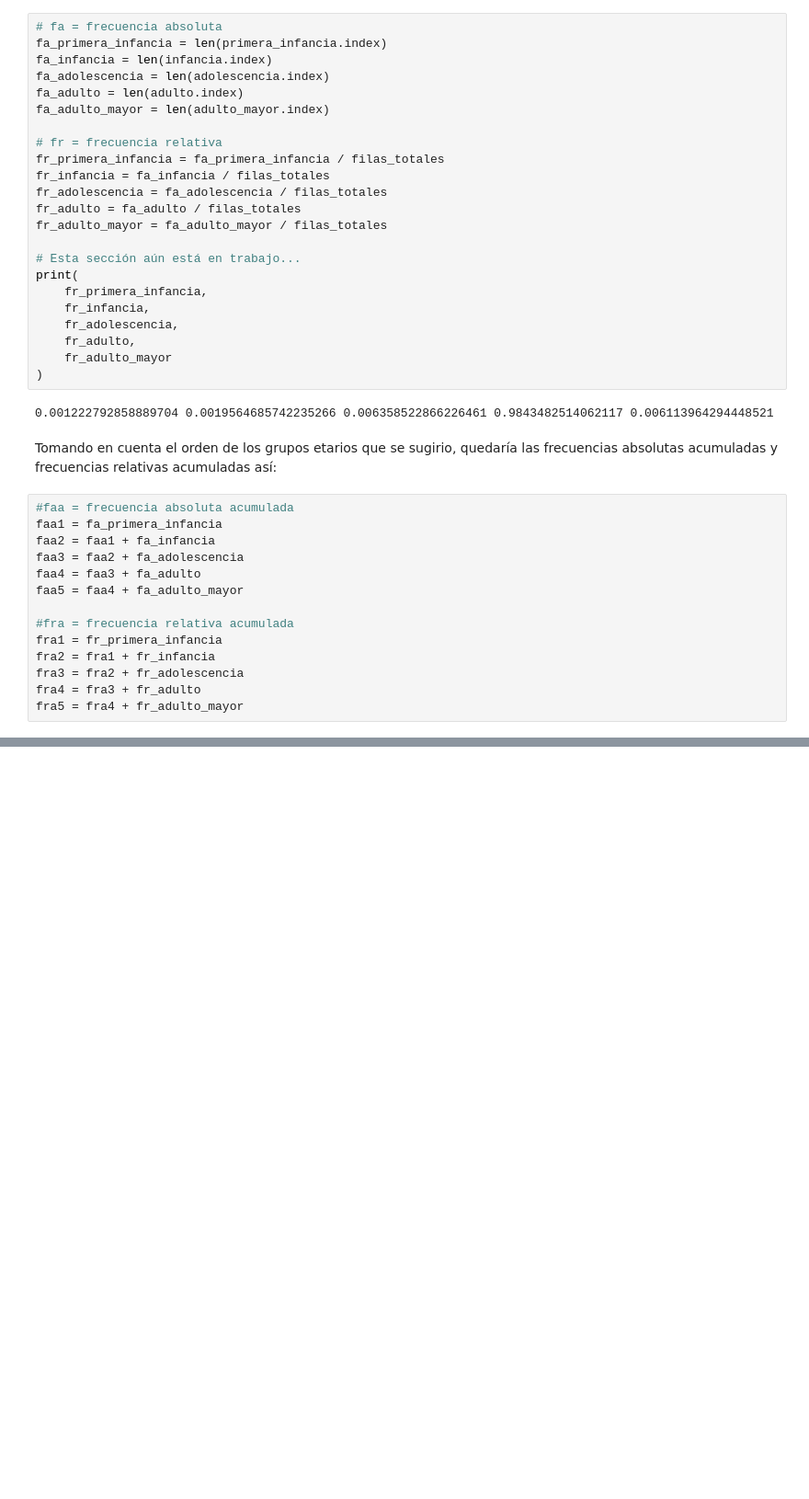
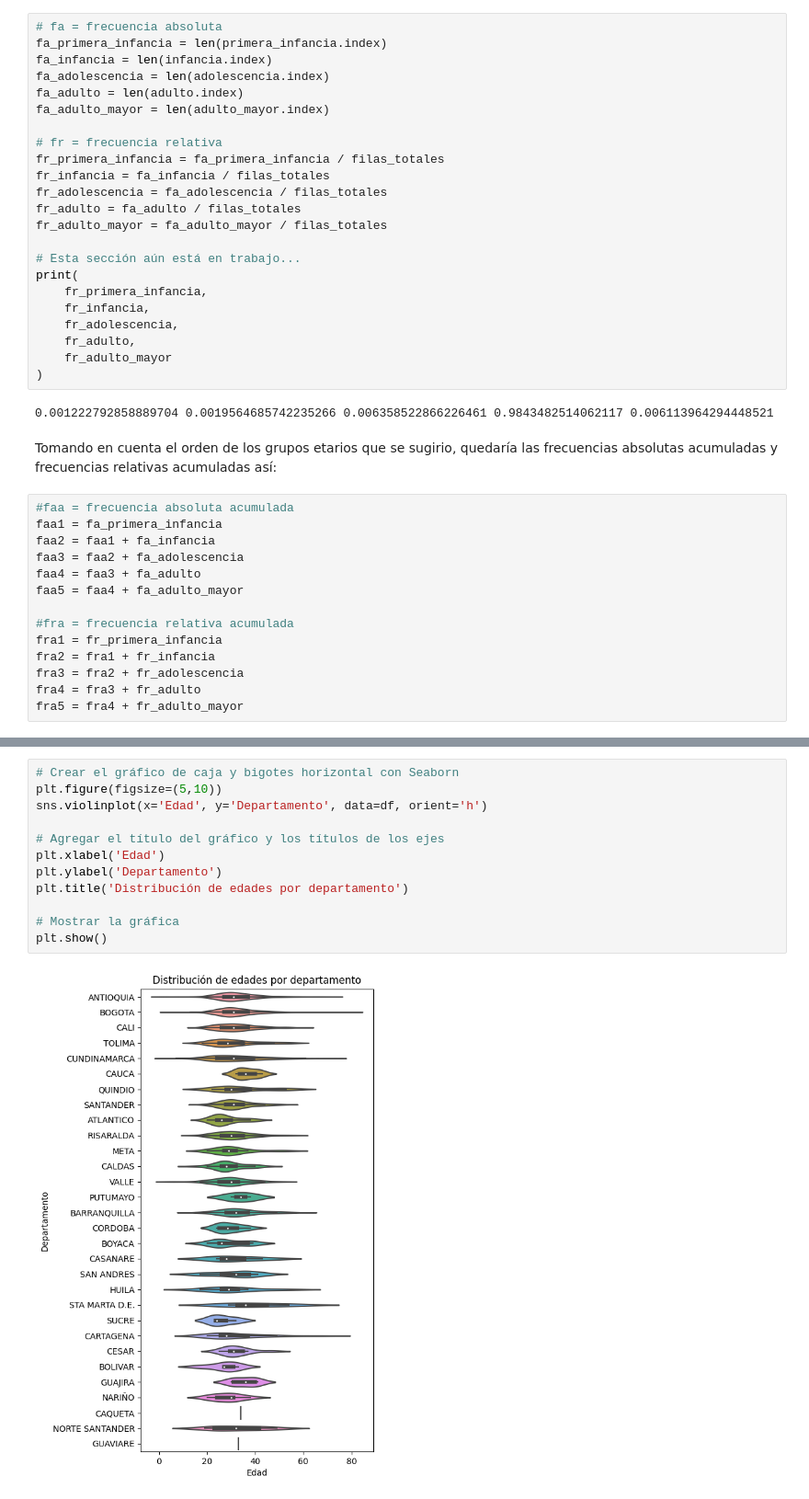
Before and after one commit to Karenmezz/Estadistica, a Jupyter notebook: Estadistica J1/Entregable.ipynb, the cells around one changed output, grey strips where cells are left out. Shown at 92% size. Drawn from its saved outputs; the diff is of its cells as text; blank space fills up the shorter version.

```diff
--- a/Estadistica J1/Entregable.ipynb
+++ b/Estadistica J1/Entregable.ipynb
@@ -137,0 +213,14 @@ fra5 = fra4 + fr_adulto_mayor
+# %%
+# Crear el gráfico de caja y bigotes horizontal con Seaborn
+plt.figure(figsize=(5,10))
+sns.violinplot(x='Edad', y='Departamento', data=df, orient='h')
+
+# Agregar el título del gráfico y los títulos de los ejes
+plt.xlabel('Edad')
+plt.ylabel('Departamento')
+plt.title('Distribución de edades por departamento')
+
+# Mostrar la gráfica
+plt.show()
+# %% [output]
+[figure, added]
```
Also changed, not shown: parts of 10 cells of this notebook, 1 other file.
